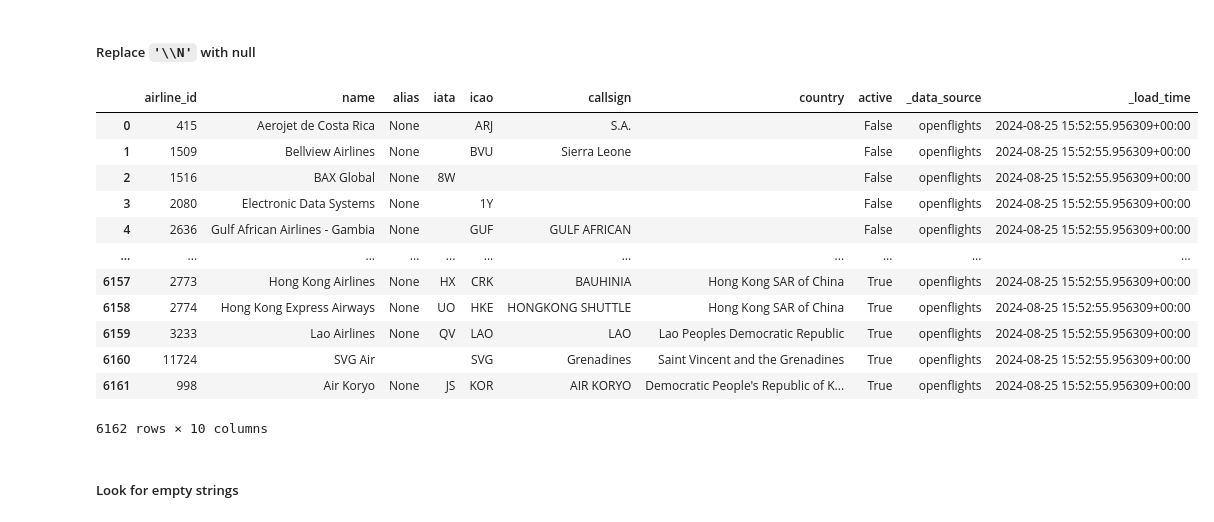
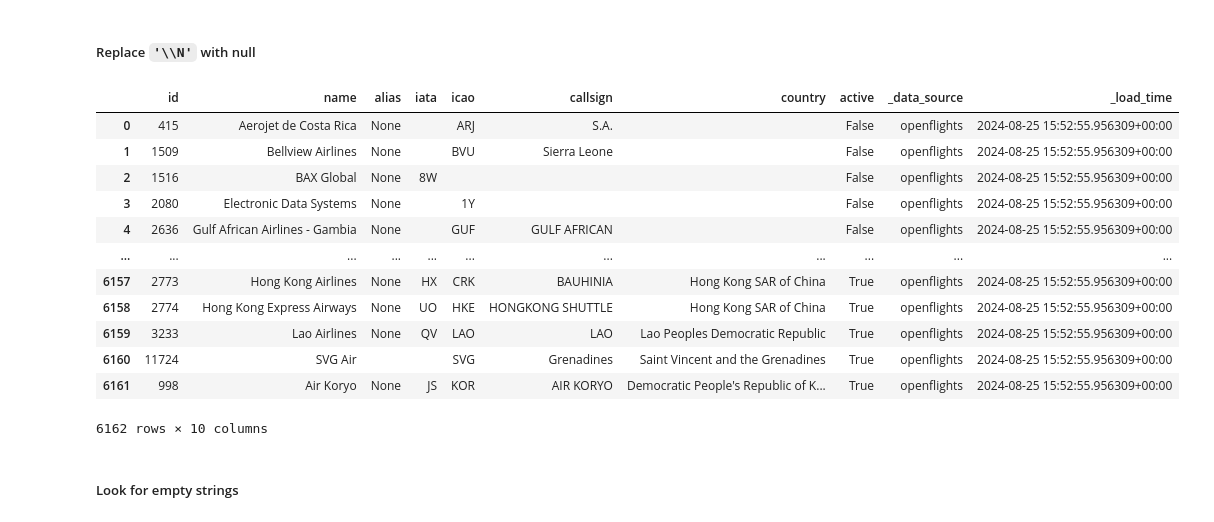
Before and after one commit to cs378-fall2024/snippets, a Jupyter notebook: project3/3-air-travel-stg.ipynb, the cells around one changed output. Drawn from its saved outputs; the diff is of its cells as text; code cells hidden in the pictures.

```diff
--- a/project3/3-air-travel-stg.ipynb
+++ b/project3/3-air-travel-stg.ipynb
@@ -58,14 +58,15 @@ create or replace table air_travel_stg.aircrafts as
 ##### Replace `'\\N'` with null
 # %%
 %%bigquery
-select airline_id, name,
+select airline_id as id,
+name,
 case alias when '\\N' then null else alias end as alias,
 iata, icao, callsign,
 case country when '\\N' then null else country end as country,
 active, _data_source, _load_time
 from air_travel_raw.airlines;
 # %% [output]
-|  | airline_id | name | alias | iata | icao | callsign | country | active | _data_source | _load_time |
+|  | id | name | alias | iata | icao | callsign | country | active | _data_source | _load_time |
 | 0 | 415 | Aerojet de Costa Rica | None |  | ARJ | S.A. |  | False | openflights | 2024-08-25 15:52:55.956309+00:00 |
 | 1 | 1509 | Bellview Airlines | None |  | BVU | Sierra Leone |  | False | openflights | 2024-08-25 15:52:55.956309+00:00 |
 | 2 | 1516 | BAX Global | None | 8W |  |  |  | False | openflights | 2024-08-25 15:52:55.956309+00:00 |
```
Also changed, not shown: parts of 4 cells of this notebook, 1 other file.
